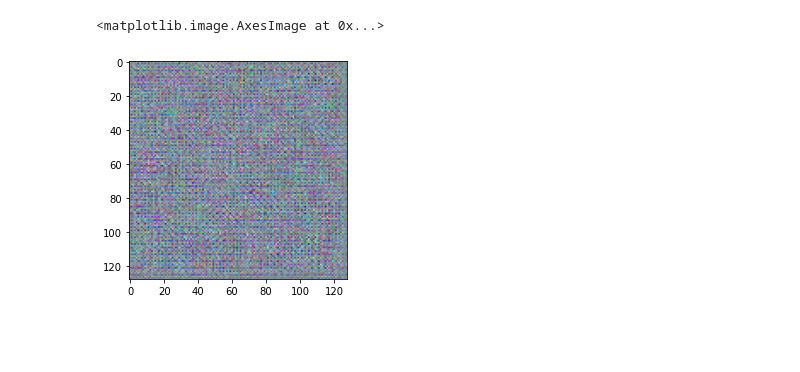
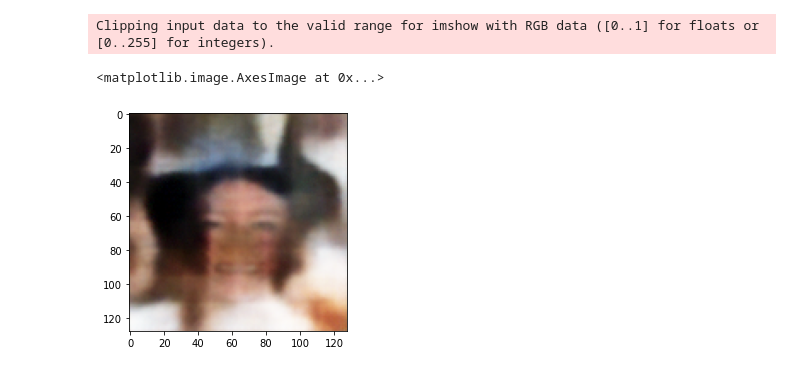
Before and after one commit to vardeep-sandhu/CudaLab, a Jupyter notebook: Sheet06/Sheet06.ipynb, the cells around one changed output. Cells and saved outputs as stored; diff of their text form; code cells hidden in the pictures; blank space fills up the shorter version.

Commit message:
training done

```diff
--- a/Sheet06/Sheet06.ipynb
+++ b/Sheet06/Sheet06.ipynb
@@ -58,13 +58,13 @@ class CelebA_Dataset(Dataset):
         return img
 # %%
 t = transforms.Compose([transforms.ToTensor(),
-                        transforms.Resize((128, 128)),
-                        transforms.Normalize([0.485, 0.456, 0.406], [0.229, 0.224, 0.225]),
+                        transforms.Resize((img_size, img_size)),
+#                         transforms.Normalize([0.485, 0.456, 0.406], [0.229, 0.224, 0.225]),
                        ])
 
 test_transform = transforms.Compose([transforms.ToTensor(),
-                                     transforms.Resize((128, 128)),
-#                                      transforms.Normalize([0.485, 0.456, 0.406], [0.229, 0.224, 0.225])
+                                     transforms.Resize((img_size, img_size)),
+#                                      transforms.Normalize([0.485, 0.456, 0.406], [0.229, 0.224, 0.225]),
                                     ])
 # %%
 train_dataset = CelebA_Dataset("./data", "train", t)
@@ -88,4 +85,4 @@ Displaying images in the dataset
 # %%
-train_loader = DataLoader(train_dataset, batch_size=B_SIZE, shuffle=True)
-test_loader = DataLoader(test_dataset, batch_size=B_SIZE, shuffle=True)
+train_loader = DataLoader(train_dataset, batch_size=B_SIZE, shuffle=True, num_workers=4, pin_memory=True)
+test_loader = DataLoader(test_dataset, batch_size=B_SIZE, shuffle=True, num_workers=4, pin_memory=True)
 # %%
@@ -168,9 +215,8 @@ def train(model, train_loader, optimizer, epoch):
 
         kl_divergence = 0.5 * torch.sum(-1 - logVar + mu.pow(2) + logVar.exp())
 
-        loss = F.binary_cross_entropy(img_recon, images, size_average=True) + kl_divergence
-        print(loss)
-        break
+        loss =  F.mse_loss(img_recon, images, reduction="sum") + kl_divergence
+
         loss.backward()
         optimizer.step()
 
@@ -202,7 +248,7 @@ def testing(model, test_loader):
 
         kl_divergence = 0.5 * torch.sum(-1 - logVar + mu.pow(2) + logVar.exp())
 
-        loss = F.binary_cross_entropy(img_recon, images, size_average=True) + kl_divergence
+        loss = F.mse_loss(img_recon, images, reduction="sum") + kl_divergence
 
         loss_list.append(loss.item())
 
@@ -232,10 +278,8 @@ def training_model(model, optimizer, scheduler, train_loader, valid_loader, num_
         stats["train_loss"].append(epoch_loss)
         stats["loss_iters"] = stats["loss_iters"] + epoch_loss_list
 
-
-        if epoch == 0 or (epoch+1) % 3 == 0 or (epoch+1) == num_epochs:
-            saving_model(model, optimizer, epoch, stats)
-            print(f"Loss for epoch: {epoch+1} is: ", stats["val_loss"][-1])
+        saving_model(model, optimizer, epoch, stats)
+        print(f"Loss for epoch: {epoch+1} is: ", stats["val_loss"][-1])
 
     print(f"Training completed")
 # %%
@@ -276,10 +335,8 @@ training_full_model(convVae, train_loader, test_loader, 30)
 def img_regeneration(model):
     with torch.no_grad():
         num_preds = 16
-        p = torch.distributions.Normal(torch.zeros_like(0), torch.ones_like(std))
-        z = p.rsample((num_preds,))
-#         test_z = np.random.normal(size=(1, 256))
-        out = conv_model.decode(torch.Tensor(z[0]))
+        test_z = torch.normal(0, 1, size=(1, 128)).to(device)
+        out = conv_model.decode(test_z)
         out = out[0].permute(1,2,0)
     return out
 # %%
@@ -291,5 +346,6 @@ NameError: name 'mu' is not defined
 # %%
-plt.imshow(out)
+plt.imshow(out.to("cpu"))
 # %% [output]
-<matplotlib.image.AxesImage at 0x...>
+Clipping input data to the valid range for imshow with RGB data ([0..1] for floats or [0..255] for integers).
+<matplotlib.image.AxesImage at 0x...>
-[figure, old version]
+[figure, new version]
```
Also changed, not shown: parts of 11 cells of this notebook.
